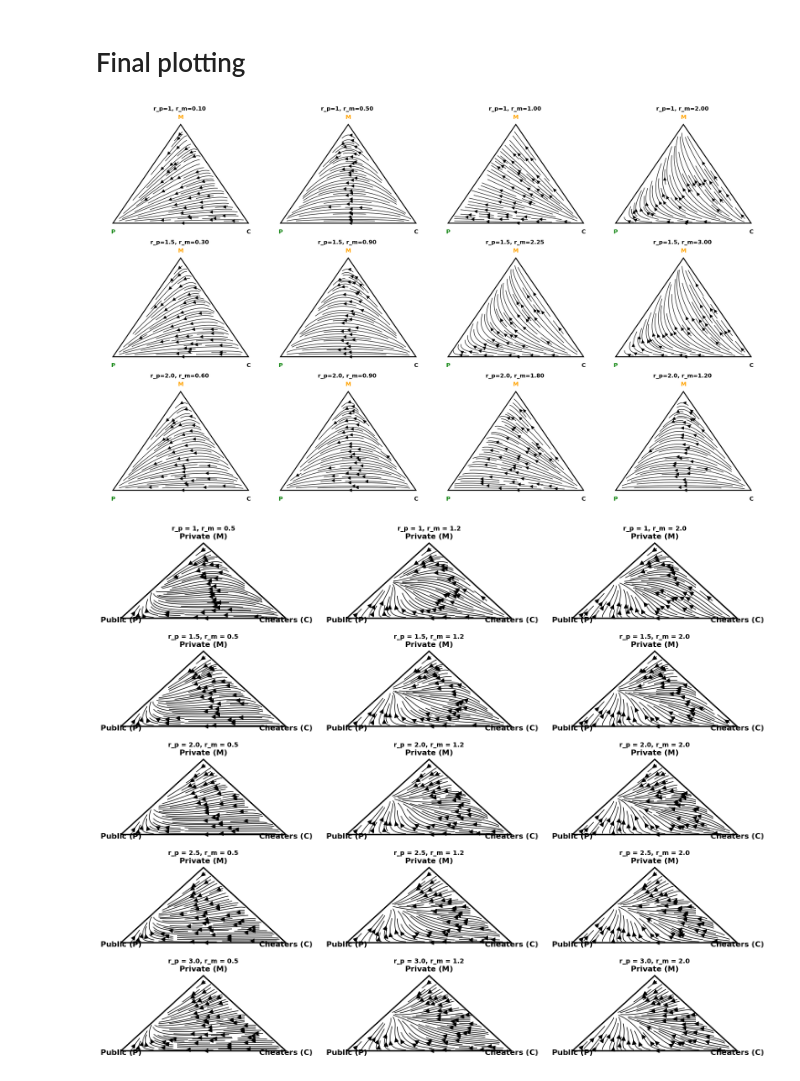
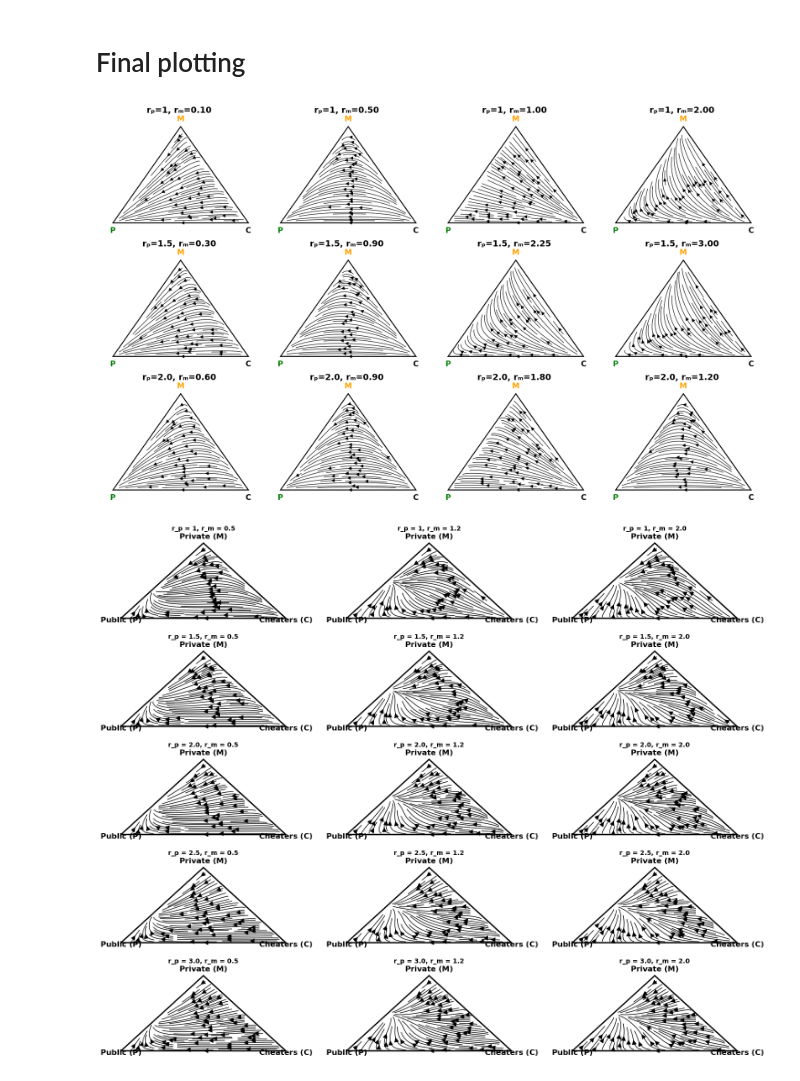
Before and after one commit to Computational-Biology-Aachen/FightClub, a Jupyter notebook: simplex-code .ipynb, the cells around one changed output. Cells and saved outputs as stored; diff of their text form; code cells hidden in the pictures.

```diff
--- a/simplex-code .ipynb
+++ b/simplex-code .ipynb
@@ -570,12 +423,12 @@ for (i,j),d in res.items():
                              f"C: {prop[1]*100:.1f}%",
                             f"M: {prop[2]*100:.1f}%"],
                             ['#008000','#000000','#FFA500']):
-        ax.text(A[0]+f*(B[0]-A[0]),y_ratio,text,ha='center',va='top',fontsize=9,color=color)
-    ax.text((A[0]+B[0])/2,y_total,f"Total: {int(d['total'])}",ha='center',va='top',fontsize=9,color='gray')
+        ax.text(A[0]+f*(B[0]-A[0]),y_ratio,text,ha='center',va='top',fontsize=10,color=color)
+    ax.text((A[0]+B[0])/2,y_total,f"Total: {int(d['total'])}",ha='center',va='top',fontsize=14,color='gray')
 
     # rp,rm upper‑left but closer (x=0.05, y=0.95 in Axes coords)
     ax.text(0.05,0.95,f"rₚ= {d['r_p']}\nrₘ= {d['r_m']}",
-            transform=ax.transAxes,ha='left',va='top',fontsize=12,fontweight='bold',linespacing=1.2)
+            transform=ax.transAxes,ha='left',va='top',fontsize=16,fontweight='bold',linespacing=1.2)
 
     ax.set_xlim(-0.25,1.25); ax.set_ylim(-0.35,C0[1]+0.35); ax.axis('off')
 
@@ -827,38 +680,38 @@ for i, rp in enumerate(rp_values):
 
                 x1 = sol[-1]
                 if np.any(x1 < 0):
                     U[m, n] = V[m, n] = 0
                     continue
 
                 start_cart = to_cartesian(np.array([x0]))[0]
                 end_cart = to_cartesian(np.array([x1/np.sum(x1)]))[0]
                 vec = end_cart - start_cart
 
                 U[m, n] = vec[0]
                 V[m, n] = vec[1]
 
         # Plotting
         ax.streamplot(X, Y, U, V, color='black', linewidth=1, density=1.5, arrowsize=1.5)
         ax.plot(triangle_vertices[:, 0], triangle_vertices[:, 1], 'k-', linewidth=1.5)
         ax.fill(triangle_vertices[:, 0], triangle_vertices[:, 1], edgecolor='black', linewidth=2, fill=False)
-        ax.text(0, -0.09, 'P', fontsize=12, fontweight='bold', ha='center', color='#008000')
-        ax.text(1, -0.09, 'C', fontsize=12, fontweight='bold', ha='center', color='#000000')
-        ax.text(0.5, np.sqrt(3)/2 + 0.05, 'M', fontsize=12, fontweight='bold', ha='center', color='#FFA500')
+        ax.text(0, -0.09, 'P', fontsize=16, fontweight='bold', ha='center', color='#008000')
+        ax.text(1, -0.09, 'C', fontsize=16, fontweight='bold', ha='center', color='#000000')
+        ax.text(0.5, np.sqrt(3)/2 + 0.05, 'M', fontsize=16, fontweight='bold', ha='center', color='#FFA500')
 
-        ax.set_title(f"r_p={rp}, r_m={rm:.2f} ", fontsize=12, fontweight="bold")
+        ax.set_title(f"rₚ={rp}, rₘ={rm:.2f} ", fontsize=18, fontweight="bold")
         ax.set_xlim(-0.1, 1.1)
         ax.set_ylim(-0.1, np.sqrt(3)/2 + 0.1)
         ax.set_xticks([])
         ax.set_yticks([])
         ax.set_frame_on(False)
 
 # Save and show
 plt.tight_layout()
 os.makedirs("output/figures", exist_ok=True)
 plt.savefig("output/figures/simplex_population_streamlines.png", dpi=300)
 plt.show()
 # %% [output]
-[figure, old version]
+[figure, new version]
 # %%
 import numpy as np
 import matplotlib.pyplot as plt
```
Also changed, not shown: parts of 5 cells of this notebook.
